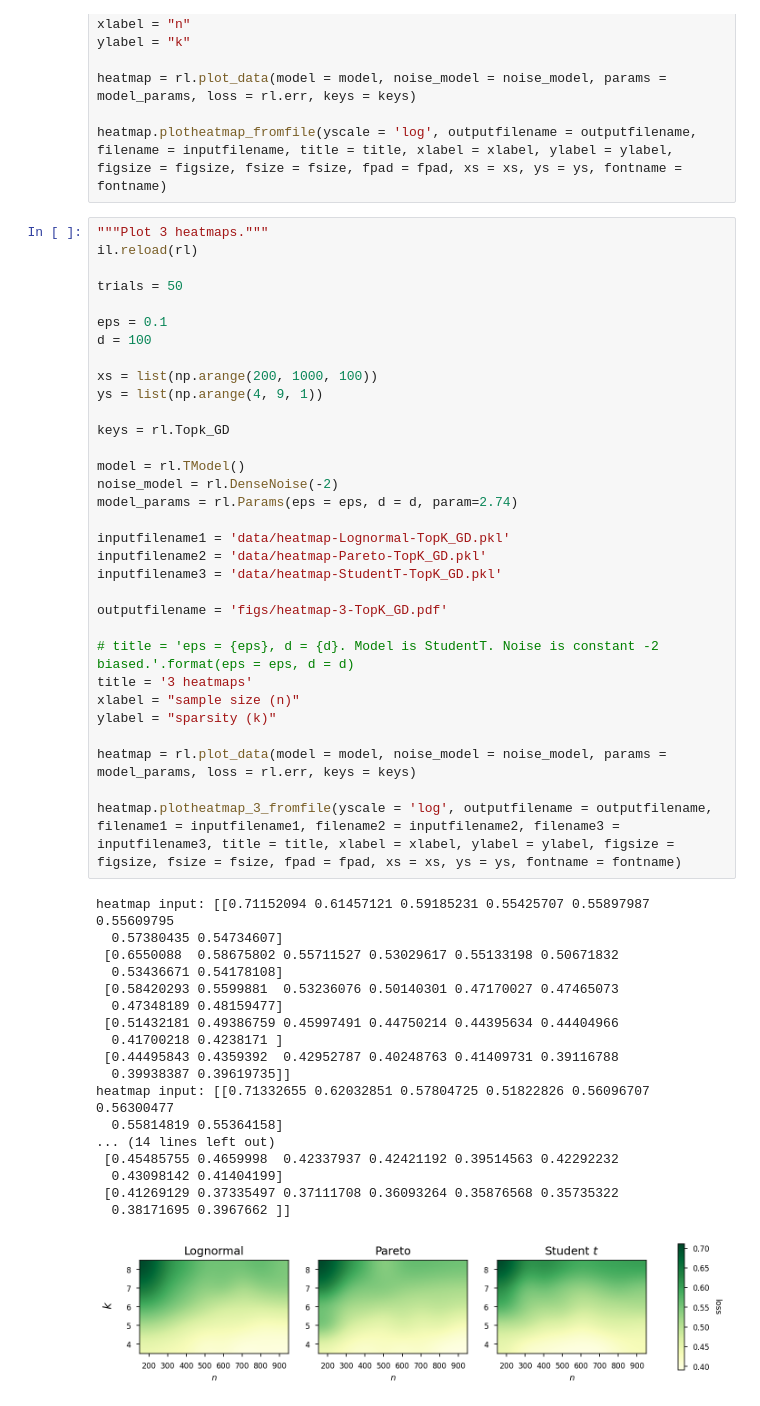
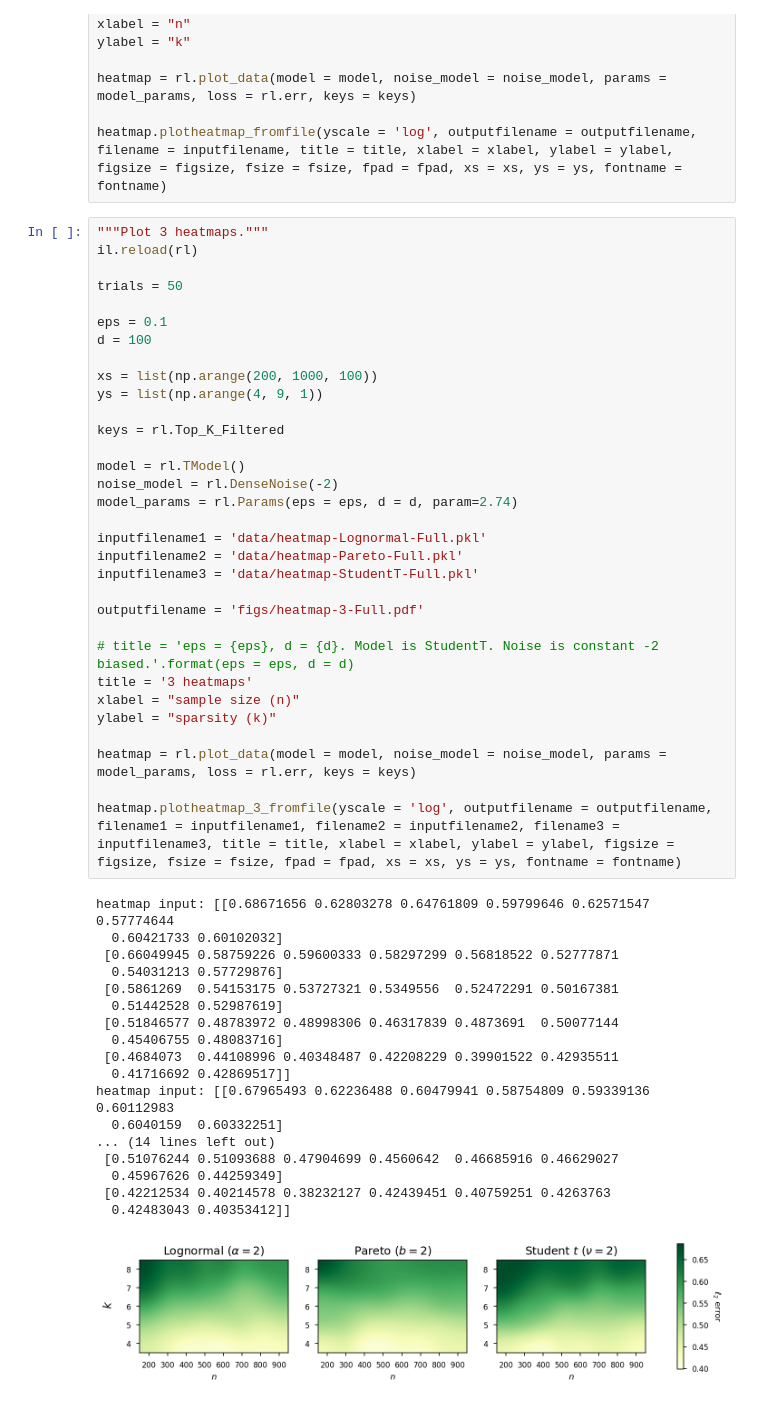
Before and after one commit to ying-hui-he/Robust_mean_estimation, a Jupyter notebook: simulation_heatmap.ipynb, the cells around one changed output. Cells and saved outputs as stored; diff of their text form.

```diff
--- a/simulation_heatmap.ipynb
+++ b/simulation_heatmap.ipynb
@@ -182,51 +227,51 @@ heatmap.plotheatmap_fromfile(yscale = 'log', outputfilename = outputfilename, fi
 # %%
 """Plot 3 heatmaps."""
 il.reload(rl)
 
 trials = 50
 
 eps = 0.1
 d = 100
 
 xs = list(np.arange(200, 1000, 100))
 ys = list(np.arange(4, 9, 1))
 
-keys = rl.Topk_GD
+keys = rl.Top_K_Filtered
 
 model = rl.TModel()
 noise_model = rl.DenseNoise(-2)
 model_params = rl.Params(eps = eps, d = d, param=2.74)
 
-inputfilename1 = 'data/heatmap-Lognormal-TopK_GD.pkl'
-inputfilename2 = 'data/heatmap-Pareto-TopK_GD.pkl'
-inputfilename3 = 'data/heatmap-StudentT-TopK_GD.pkl'
+inputfilename1 = 'data/heatmap-Lognormal-Full.pkl'
+inputfilename2 = 'data/heatmap-Pareto-Full.pkl'
+inputfilename3 = 'data/heatmap-StudentT-Full.pkl'
 
-outputfilename = 'figs/heatmap-3-TopK_GD.pdf'
+outputfilename = 'figs/heatmap-3-Full.pdf'
 
 # title = 'eps = {eps}, d = {d}. Model is StudentT. Noise is constant -2 biased.'.format(eps = eps, d = d)
 title = '3 heatmaps'
 xlabel = "sample size (n)"
 ylabel = "sparsity (k)"
 
 heatmap = rl.plot_data(model = model, noise_model = noise_model, params = model_params, loss = rl.err, keys = keys)
 
 heatmap.plotheatmap_3_fromfile(yscale = 'log', outputfilename = outputfilename, filename1 = inputfilename1, filename2 = inputfilename2, filename3 = inputfilename3, title = title, xlabel = xlabel, ylabel = ylabel, figsize = figsize, fsize = fsize, fpad = fpad, xs = xs, ys = ys, fontname = fontname)
 # %% [output]
-heatmap input: [[0.71152094 0.61457121 0.59185231 0.55425707 0.55897987 0.55609795
-  0.57380435 0.54734607]
- [0.6550088  0.58675802 0.55711527 0.53029617 0.55133198 0.50671832
-  0.53436671 0.54178108]
- [0.58420293 0.5599881  0.53236076 0.50140301 0.47170027 0.47465073
-  0.47348189 0.48159477]
- [0.51432181 0.49386759 0.45997491 0.44750214 0.44395634 0.44404966
-  0.41700218 0.4238171 ]
- [0.44495843 0.4359392  0.42952787 0.40248763 0.41409731 0.39116788
-  0.39938387 0.39619735]]
-heatmap input: [[0.71332655 0.62032851 0.57804725 0.51822826 0.56096707 0.56300477
-  0.55814819 0.55364158]
+heatmap input: [[0.68671656 0.62803278 0.64761809 0.59799646 0.62571547 0.57774644
+  0.60421733 0.60102032]
+ [0.66049945 0.58759226 0.59600333 0.58297299 0.56818522 0.52777871
+  0.54031213 0.57729876]
+ [0.5861269  0.54153175 0.53727321 0.5349556  0.52472291 0.50167381
+  0.51442528 0.52987619]
+ [0.51846577 0.48783972 0.48998306 0.46317839 0.4873691  0.50077144
+  0.45406755 0.48083716]
+ [0.4684073  0.44108996 0.40348487 0.42208229 0.39901522 0.42935511
+  0.41716692 0.42869517]]
+heatmap input: [[0.67965493 0.62236488 0.60479941 0.58754809 0.59339136 0.60112983
+  0.6040159  0.60332251]
 ... (14 lines left out)
- [0.45485755 0.4659998  0.42337937 0.42421192 0.39514563 0.42292232
-  0.43098142 0.41404199]
- [0.41269129 0.37335497 0.37111708 0.36093264 0.35876568 0.35735322
-  0.38171695 0.3967662 ]]
+ [0.51076244 0.51093688 0.47904699 0.4560642  0.46685916 0.46629027
+  0.45967626 0.44259349]
+ [0.42212534 0.40214578 0.38232127 0.42439451 0.40759251 0.4263763
+  0.42483043 0.40353412]]
-[figure, old version]
+[figure, new version]
```
Also changed, not shown: parts of 1 cell of this notebook, 25 other files.
